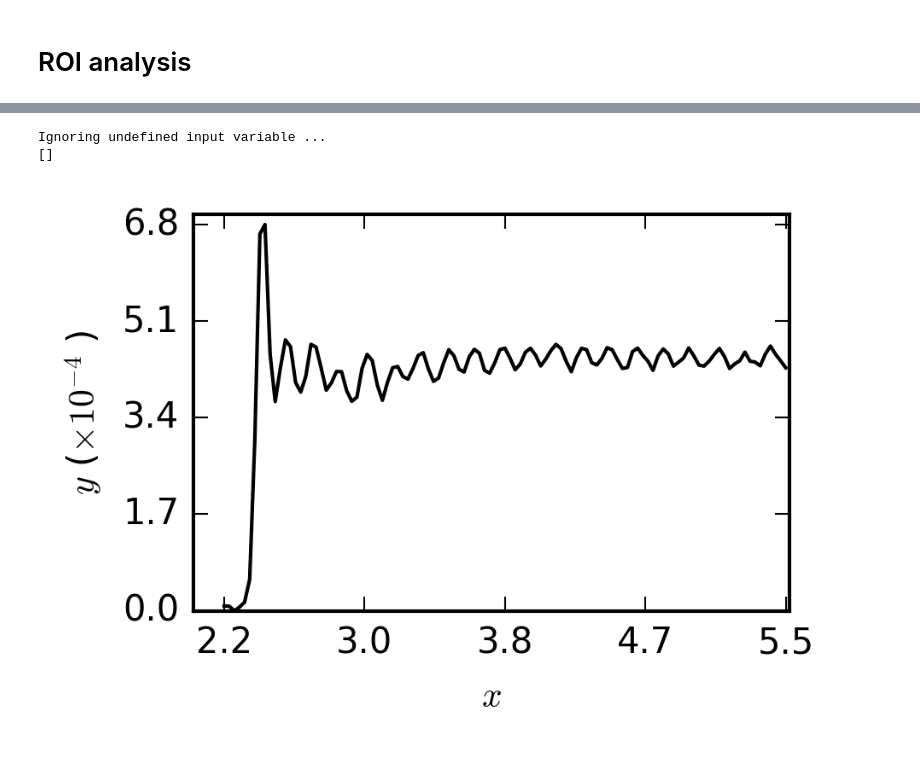
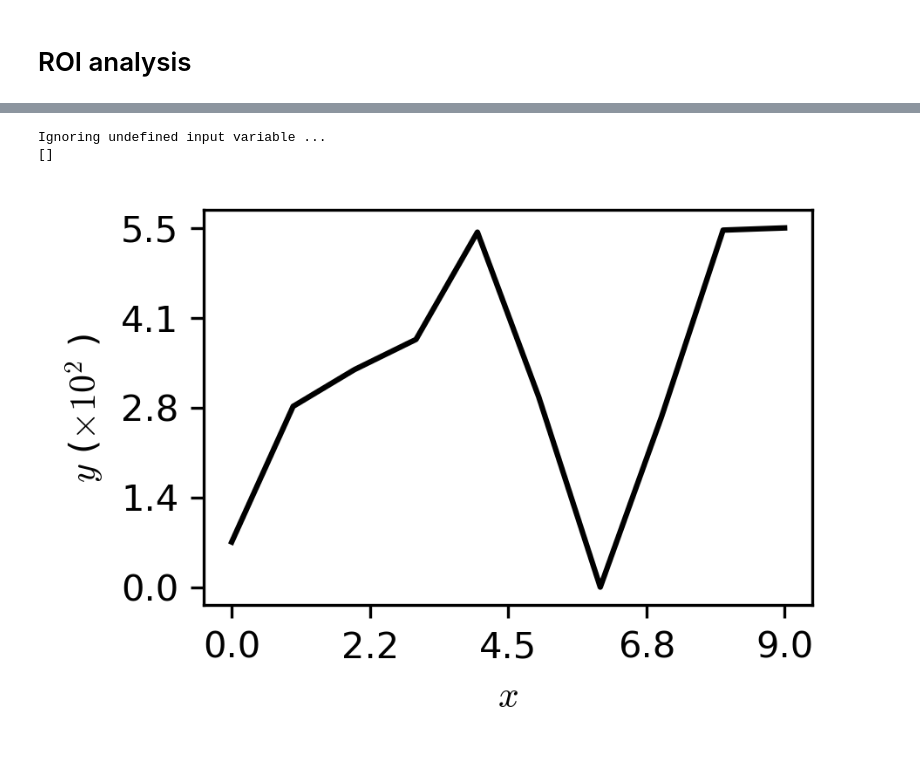
Before and after one commit to igabalski/Analysis-Tutorials, a Jupyter notebook: Template-Notebooks/ROI-Analysis.ipynb, the cells around one changed output, grey strips where cells are left out. Drawn from its saved outputs; the diff is of its cells as text; code cells hidden in the pictures.

```diff
--- a/Template-Notebooks/ROI-Analysis.ipynb
+++ b/Template-Notebooks/ROI-Analysis.ipynb
@@ -2,13 +2,13 @@
 # Experiment and path specification
 # %%
 # Specify the experiment for analysis
-experiment='xppl2816'
-runNumber = 74
+experiment='cxic00318'
+runNumber = 123
 
 # Set the installation and output path
 import os
-os.environ['INSTALLPATH']='/reg/neh/home4/mrware/TRXS'
-os.environ['OUTPUTPATH']= '/reg/d/psdm/%s/%s/scratch' % (experiment[0:3],experiment)
+os.environ['INSTALLPATH']= '/cds/home/i/igabalsk/TRXS-Run18'
+os.environ['OUTPUTPATH']= '/cds/data/psdm/%s/%s/scratch' % (experiment[0:3],experiment)
 # %% [markdown]
 # Import Libraries
 # %%
@@ -105,12 +113,18 @@ def roiSummed( x0, y0, dx, dy, x, y, image ):
     idx = ( x0 < x ) & ( (x0+dx) > x ) & ( y0 < y ) & ( (y0+dy) > y )
     return np.sum( image[idx , :] , 0 )
 
-roi1 = roiSummed( 6e4, 11e4, 1e4, 1e4, x, y, CSPAD )
-errroi1 = roiSummed( 6e4, 11e4, 1e4, 1e4, x, y, variance )
-roi2 = roiSummed( 11e4, 6e4, 1e4, 1e4, x, y, CSPAD )
-errroi2 = roiSummed( 11e4, 6e4, 1e4, 1e4, x, y, variance )
+x0, y0 = 2e4, 2e4
+x1, y1 = 4e4, 4e4
+dx, dy = 1e4, 1e4
+
+
+roi1 = roiSummed( x0, y0, dx, dy, x, y, CSPADbinned )
+errroi1 = roiSummed( x0, y0, dx, dy, x, y, variance )
+roi2 = roiSummed( x1, y1, dx, dy, x, y, CSPADbinned )
+errroi2 = roiSummed( x1, y1, dx, dy, x, y, variance )
 
 errorratio = 1/roi2*np.sqrt(errroi1)+roi1/roi2**2*np.sqrt(errroi2)
+
 
 ratio = roi1/roi2
 plotme = ratio[~np.isnan(ratio)]-ratio[~np.isnan(ratio)].min()
@@ -125,21 +139,26 @@ Ignoring undefined input variable ...
 # %%
 def roiSummed( x0, y0, dx, dy, x, y, image ):
     idx = ( x0 < x ) & ( (x0+dx) > x ) & ( y0 < y ) & ( (y0+dy) > y )
     return np.sum( image[idx , :] , 0 )
 
-roi1 = roiSummed( 6e4, 11e4, 1e4, 1e4, x, y, CSPAD )
-errroi1 = roiSummed( 6e4, 11e4, 1e4, 1e4, x, y, variance )
-roi2 = roiSummed( 11e4, 6e4, 1e4, 1e4, x, y, CSPAD )
-errroi2 = roiSummed( 11e4, 6e4, 1e4, 1e4, x, y, variance )
+x0, y0 = 2e4, 2e4
+x1, y1 = 4e4, 4e4
+dx, dy = 1e4, 1e4
+
+
+roi1 = roiSummed( x0, y0, dx, dy, x, y, CSPADbinned )
+errroi1 = roiSummed( x0, y0, dx, dy, x, y, variance )
+roi2 = roiSummed( x1, y1, dx, dy, x, y, CSPADbinned )
+errroi2 = roiSummed( x1, y1, dx, dy, x, y, variance )
 
 errorratio = 1/roi2*np.sqrt(errroi1)+roi1/roi2**2*np.sqrt(errroi2)
 
 ratio = roi1
 plotme = ratio[~np.isnan(ratio)]-ratio[~np.isnan(ratio)].min()
 linePlot( timebins[~np.isnan(ratio)], plotme , newFigure = True)
 
 # plt.errorbar( timebins[~np.isnan(ratio)], plotme, yerr = errorratio[~np.isnan(ratio)] )
 # %% [output]
 Ignoring undefined input variable ...
 []
-[figure, old version]
+[figure, new version]
```
Also changed, not shown: parts of 4 cells of this notebook.
